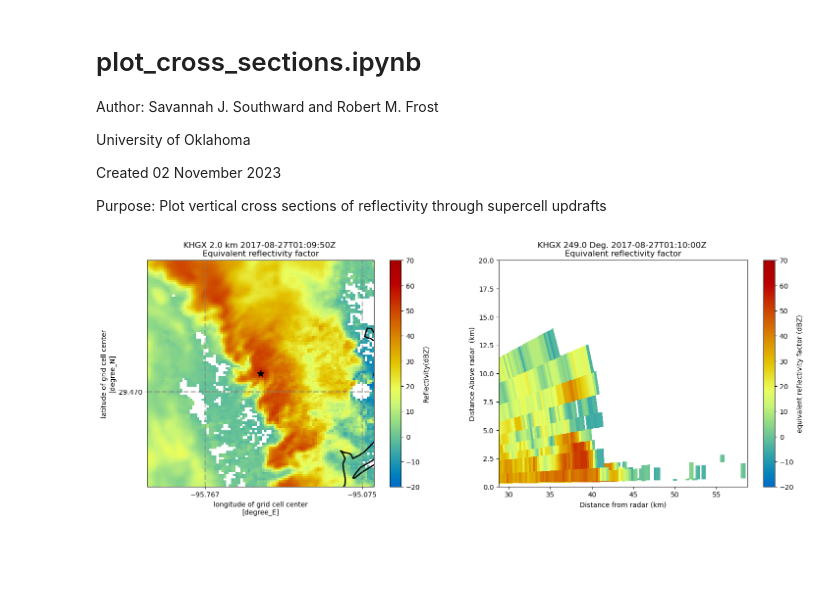
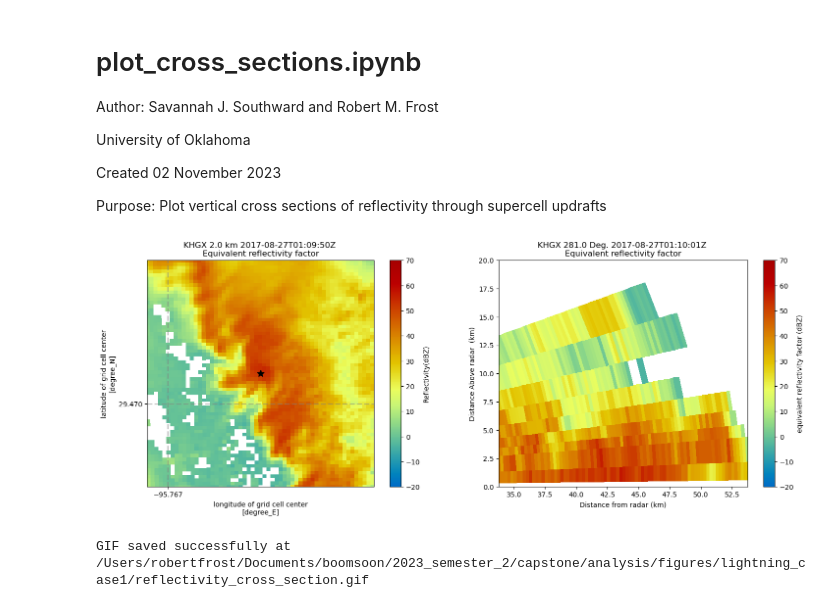
Before and after one commit to robbyfrost/Capstone_2023, a Jupyter notebook: plot_cross_section.ipynb, the cells around one changed output. Saved outputs shown, nothing was run; the diff lists cells and outputs as text; code cells hidden in the pictures; blank space fills up the shorter version.

```diff
--- a/plot_cross_section.ipynb
+++ b/plot_cross_section.ipynb
@@ -75,7 +75,7 @@ if az < 0:
     az = int(360 + az)
 # %%
 # spatial bounds (lat/lon) for plotting
-del_deg = 0.5
+del_deg = 0.3
 lon_min = meso_lon - del_deg
 lon_max = meso_lon + del_deg
 lat_min = meso_lat - del_deg
@@ -83,33 +83,33 @@ lat_max = meso_lat + del_deg
 
 # Setup the figure, and plot our x/y view of the radar
 fig = plt.figure(figsize=(18, 6))
 ax1 = plt.subplot(121, projection=ccrs.PlateCarree())
 display = pyart.graph.GridMapDisplay(grid)
 display.plot_grid(
     "reflectivity",
     ax=ax1,
     cmap="pyart_HomeyerRainbow",
     vmin=-20,
     vmax=70
 )
 # zoom in on mesocyclone
 ax1.set_extent([lon_min, lon_max, lat_min, lat_max], crs=ccrs.PlateCarree())
 # mark center of mesocyclone
 ax1.plot(meso_lon, meso_lat, marker='*', markersize=10, color='black')
 
 # Add a cross section, using our start and end points, and set our x-axis as latitude (lat)
 ax2 = plt.subplot(122)
 ax2.set_ylim([0,20])
-ax2.set_xlim([meso_dis/1000 - 15, meso_dis/1000 + 15])
-xsect = pyart.util.cross_section_ppi(radar,[249])
+ax2.set_xlim([meso_dis/1000 - 10, meso_dis/1000 + 10])
+xsect = pyart.util.cross_section_ppi(radar,[az])
 display = pyart.graph.RadarDisplay(xsect)
 display.plot(
     "reflectivity",
     cmap="pyart_HomeyerRainbow",
     vmin=-20,
     vmax=70)
 
 # save figure
 plt.savefig(f"{figdir}{sorted_files[track_point]}_reflectivity_cross_section.png")
 # %% [output]
-[figure, old version]
+[figure, new version]
@@ -124,0 +116,5 @@ plt.savefig(f"{figdir}{sorted_files[track_point]}_reflectivity_cross_section.png
+# %%
+from capstone_utils import make_gif
+make_gif(figdir, f"{figdir}reflectivity_cross_section.gif")
+# %% [output]
+GIF saved successfully at /Users/robertfrost/Documents/boomsoon/2023_semester_2/capstone/analysis/figures/lightning_case1/reflectivity_cross_section.gif
```
Also changed, not shown: parts of 2 cells of this notebook, 2 other files.
